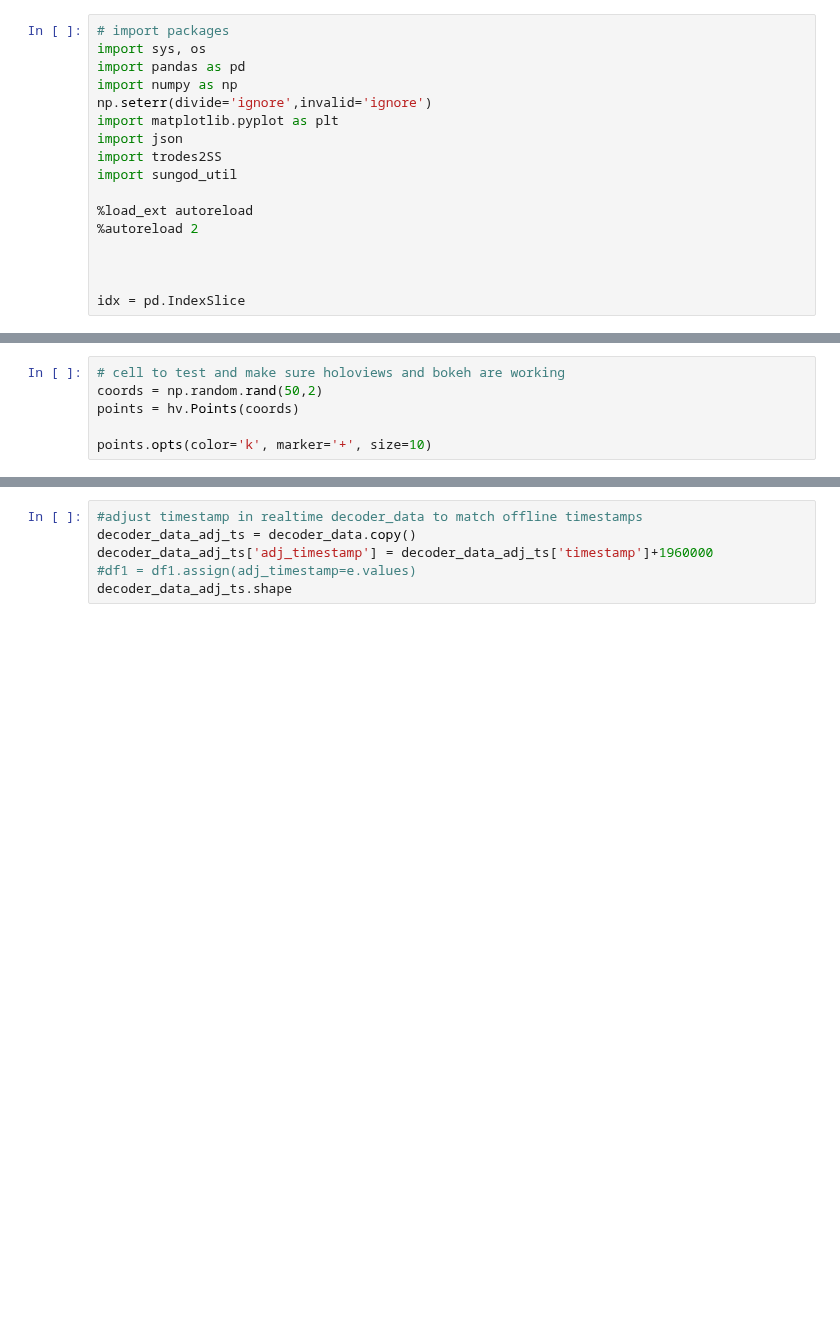
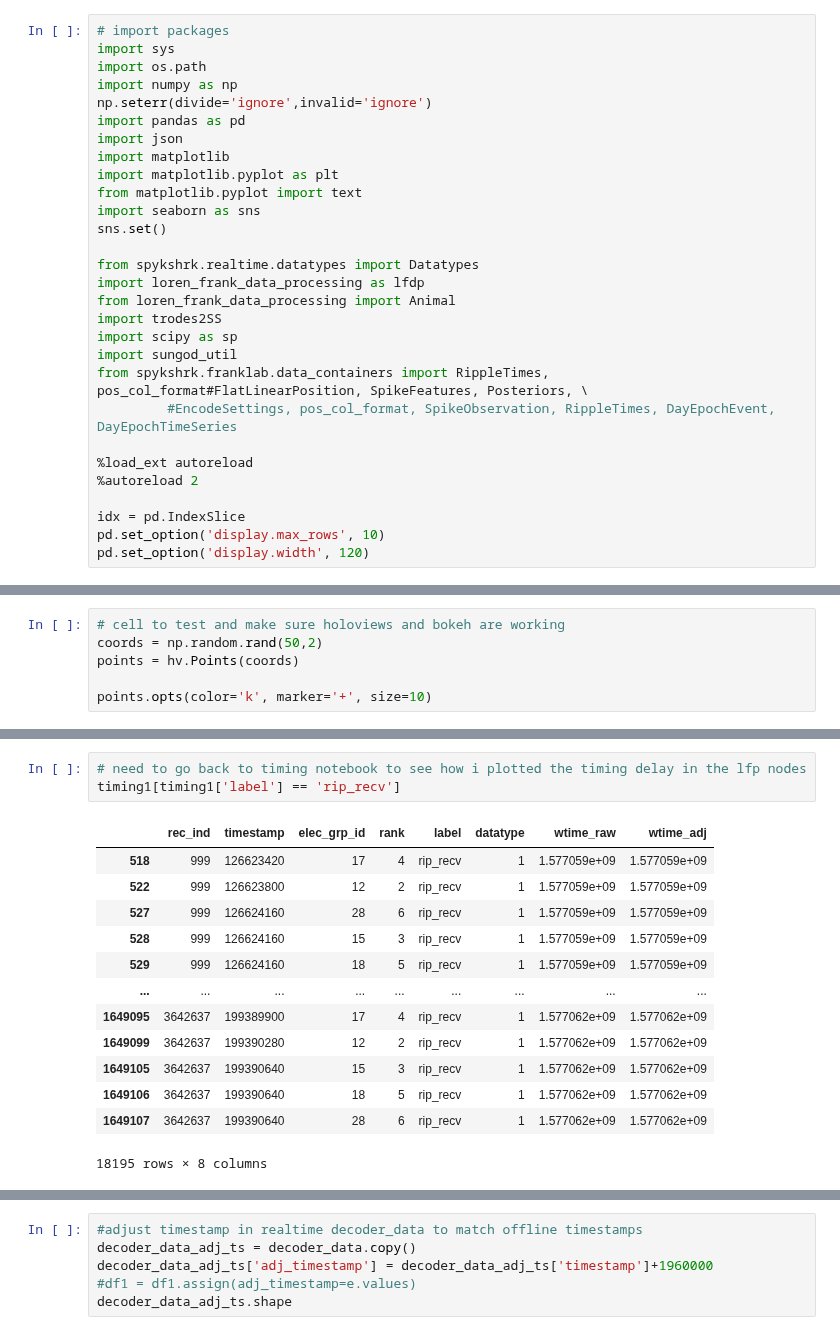
Before and after one commit to trevortknguyen/spykshrk_realtime, a Jupyter notebook: jupyter-notebooks/plot_posterior_realtime.ipynb, the cells around one changed output, grey strips where cells are left out. Drawn from its saved outputs; the diff is of its cells as text; blank space fills up the shorter version.

```diff
--- a/jupyter-notebooks/plot_posterior_realtime.ipynb
+++ b/jupyter-notebooks/plot_posterior_realtime.ipynb
@@ -1,20 +1,32 @@
 # %%
 # import packages
-import sys, os
-import pandas as pd
+import sys
+import os.path
 import numpy as np
 np.seterr(divide='ignore',invalid='ignore')
+import pandas as pd
+import json
+import matplotlib
 import matplotlib.pyplot as plt
-import json
+from matplotlib.pyplot import text
+import seaborn as sns
+sns.set()
+
+from spykshrk.realtime.datatypes import Datatypes
+import loren_frank_data_processing as lfdp
+from loren_frank_data_processing import Animal
 import trodes2SS
+import scipy as sp
 import sungod_util
+from spykshrk.franklab.data_containers import RippleTimes, pos_col_format#FlatLinearPosition, SpikeFeatures, Posteriors, \
+         #EncodeSettings, pos_col_format, SpikeObservation, RippleTimes, DayEpochEvent, DayEpochTimeSeries
 
 %load_ext autoreload
 %autoreload 2
 
-
-
 idx = pd.IndexSlice
+pd.set_option('display.max_rows', 10)
+pd.set_option('display.width', 120)
 # %%
 # cell to start up holoviews
 import holoviews as hv
@@ -34,0 +72,17 @@ points.opts(color='k', marker='+', size=10)
+# %%
+# need to go back to timing notebook to see how i plotted the timing delay in the lfp nodes
+timing1[timing1['label'] == 'rip_recv']
+# %% [output]
+|  | rec_ind | timestamp | elec_grp_id | rank | label | datatype | wtime_raw | wtime_adj |
+| 518 | 999 | 126623420 | 17 | 4 | rip_recv | 1 | 1.577059e+09 | 1.577059e+09 |
+| 522 | 999 | 126623800 | 12 | 2 | rip_recv | 1 | 1.577059e+09 | 1.577059e+09 |
+| 527 | 999 | 126624160 | 28 | 6 | rip_recv | 1 | 1.577059e+09 | 1.577059e+09 |
+| 528 | 999 | 126624160 | 15 | 3 | rip_recv | 1 | 1.577059e+09 | 1.577059e+09 |
+| 529 | 999 | 126624160 | 18 | 5 | rip_recv | 1 | 1.577059e+09 | 1.577059e+09 |
+| ... | ... | ... | ... | ... | ... | ... | ... | ... |
+| 1649095 | 3642637 | 199389900 | 17 | 4 | rip_recv | 1 | 1.577062e+09 | 1.577062e+09 |
+| 1649099 | 3642637 | 199390280 | 12 | 2 | rip_recv | 1 | 1.577062e+09 | 1.577062e+09 |
+| 1649105 | 3642637 | 199390640 | 15 | 3 | rip_recv | 1 | 1.577062e+09 | 1.577062e+09 |
+| 1649106 | 3642637 | 199390640 | 18 | 5 | rip_recv | 1 | 1.577062e+09 | 1.577062e+09 |
+| 1649107 | 3642637 | 199390640 | 28 | 6 | rip_recv | 1 | 1.577062e+09 | 1.577062e+09 |
+18195 rows × 8 columns
```
Also changed, not shown: parts of 21 cells of this notebook.
